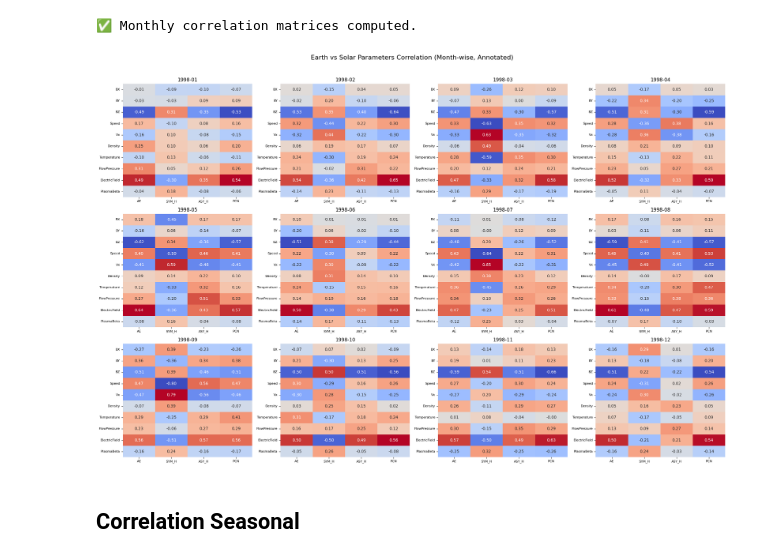
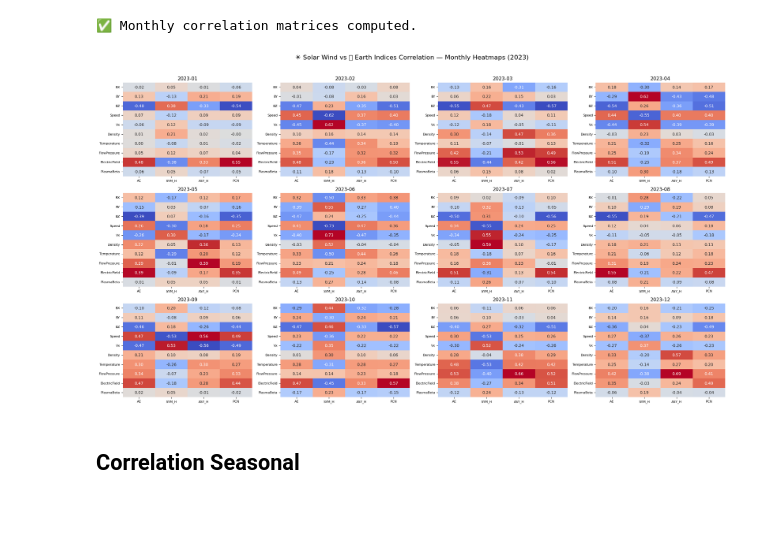
Before and after one commit to shivangichaudhary/Space-Weather-Event-Analysis, a Jupyter notebook: Notebooks/omni2.ipynb, the cells around one changed output. Saved outputs shown, nothing was run; the diff lists cells and outputs as text; code cells hidden in the pictures; blank space fills up the shorter version.

```diff
--- a/Notebooks/omni2.ipynb
+++ b/Notebooks/omni2.ipynb
@@ -403,12 +360,12 @@ for file in csv_files:
 
 full_df = pd.concat(df_list)
 
-# Filter only high solar activity periods
+# Filter only high solar activity periods (Peaks: 1989, 2001, 2014, 2024)
 high_activity_ranges = [
     ("1987-01-01", "1991-12-31"),
-    ("1998-01-01", "2002-12-31"),
+    ("1999-01-01", "2003-12-31"),
     ("2012-01-01", "2016-12-31"),
-    ("2023-01-01", "2025-12-31")
+    ("2022-01-01", "2026-12-31")
 ]
 
 mask = pd.Series(False, index=full_df.index)
@@ -707,40 +754,62 @@ print("✅ Monthly correlation matrices computed.")
 # %%
 import math
 import matplotlib.pyplot as plt
 import seaborn as sns
 
-# Select months to plot (e.g., full year 1998)
-selected_months = [k for k in month_corrs if k.startswith("1998")]
+# Define your parameter lists
+solar_wind_features = [
+    "BX", "BY", "BZ", "Speed", "Vx", "Density", "Temperature",
+    "FlowPressure", "ElectricField", "PlasmaBeta"
+]
+earth_targets = ["AE", "SYM_H", "ASY_H", "PCN"]
 
-# Grid shape
+# Ensure `YearMonth` column exists
+df_model['YearMonth'] = df_model.index.to_period('M')
+
+# Step 1: Compute monthly correlation matrices
+month_corrs = {}
+for period, group in df_model.groupby('YearMonth'):
+    numeric_group = group.drop(columns=["YearMonth"], errors='ignore')
+    if len(numeric_group) >= 10:  # skip months with too little data
+        try:
+            corr = numeric_group.corr().loc[solar_wind_features, earth_targets]
+            month_corrs[str(period)] = corr
+        except Exception as e:
+            print(f"Skipping {period} due to error:", e)
+
+# Step 2: Plot all months in a specific year (e.g., 2003)
+selected_year = "2023"
+selected_months = [k for k in month_corrs if k.startswith(selected_year)]
+
+# Grid setup
 cols = 4
 rows = math.ceil(len(selected_months) / cols)
 
-fig, axes = plt.subplots(rows, cols, figsize=(22, 14))
+fig, axes = plt.subplots(rows, cols, figsize=(22, 4 * rows))
+axes = axes.flatten()  # Ensure 1D indexing
 
 for i, month in enumerate(selected_months):
-    ax = axes[i // cols, i % cols]
     sns.heatmap(
         month_corrs[month],
-        annot=True,          # Show values
-        fmt=".2f",           # Two decimal places
+        annot=True,
+        fmt=".2f",
         cmap="coolwarm",
         center=0,
-        ax=ax,
+        ax=axes[i],
         cbar=False
     )
-    ax.set_title(f"{month}", fontsize=12)
-    ax.tick_params(labelsize=8)
+    axes[i].set_title(f"{month}", fontsize=12)
+    axes[i].tick_params(labelsize=8)
 
-# Hide unused subplots
-for j in range(i + 1, rows * cols):
-    fig.delaxes(axes[j // cols, j % cols])
+# Hide unused axes
+for j in range(i + 1, len(axes)):
+    fig.delaxes(axes[j])
 
-plt.suptitle("Earth vs Solar Parameters Correlation (Month-wise, Annotated)", fontsize=16, y=1.02)
+plt.suptitle(f"☀️ Solar Wind vs 🌍 Earth Indices Correlation — Monthly Heatmaps ({selected_year})", fontsize=16, y=1.02)
 plt.tight_layout()
 plt.show()
 # %% [output]
-[figure, old version]
+[figure, new version]
 # %% [markdown]
 ## Correlation Seasonal
 # %%
```
Also changed, not shown: parts of 15 cells of this notebook, 26 other files.
